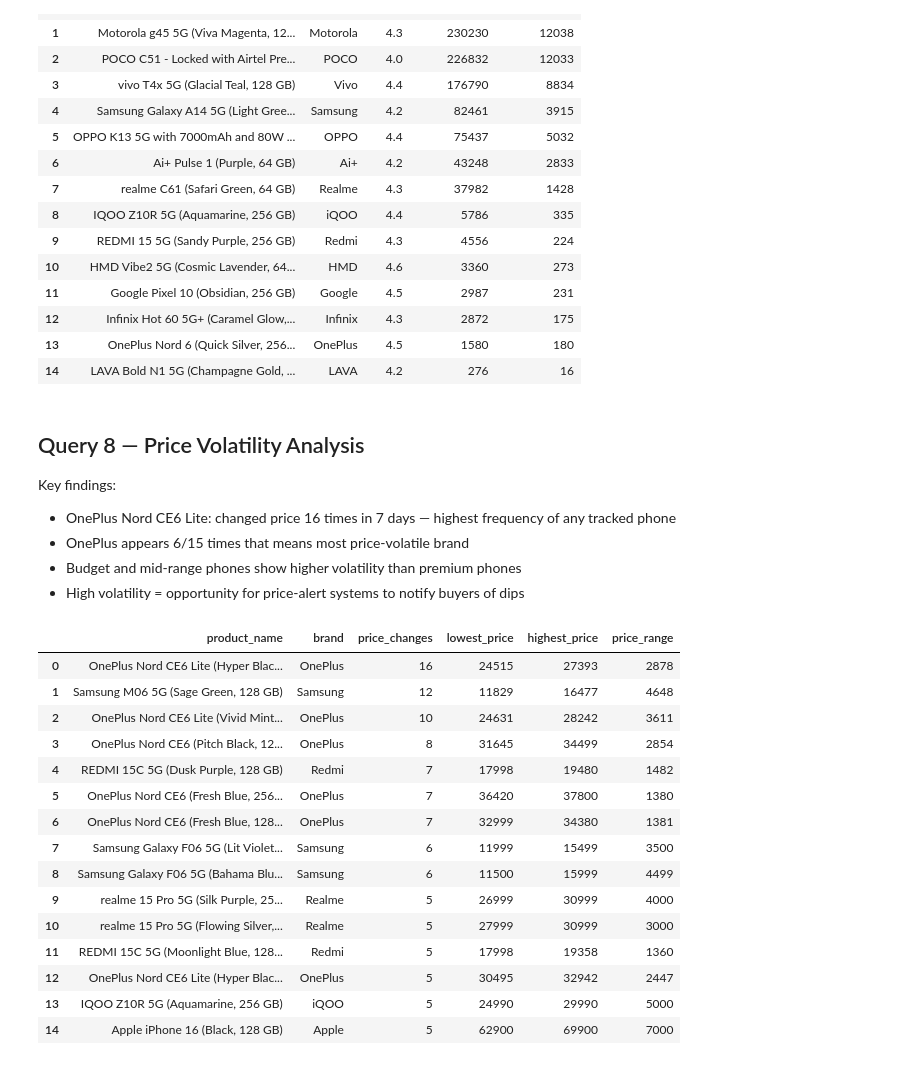
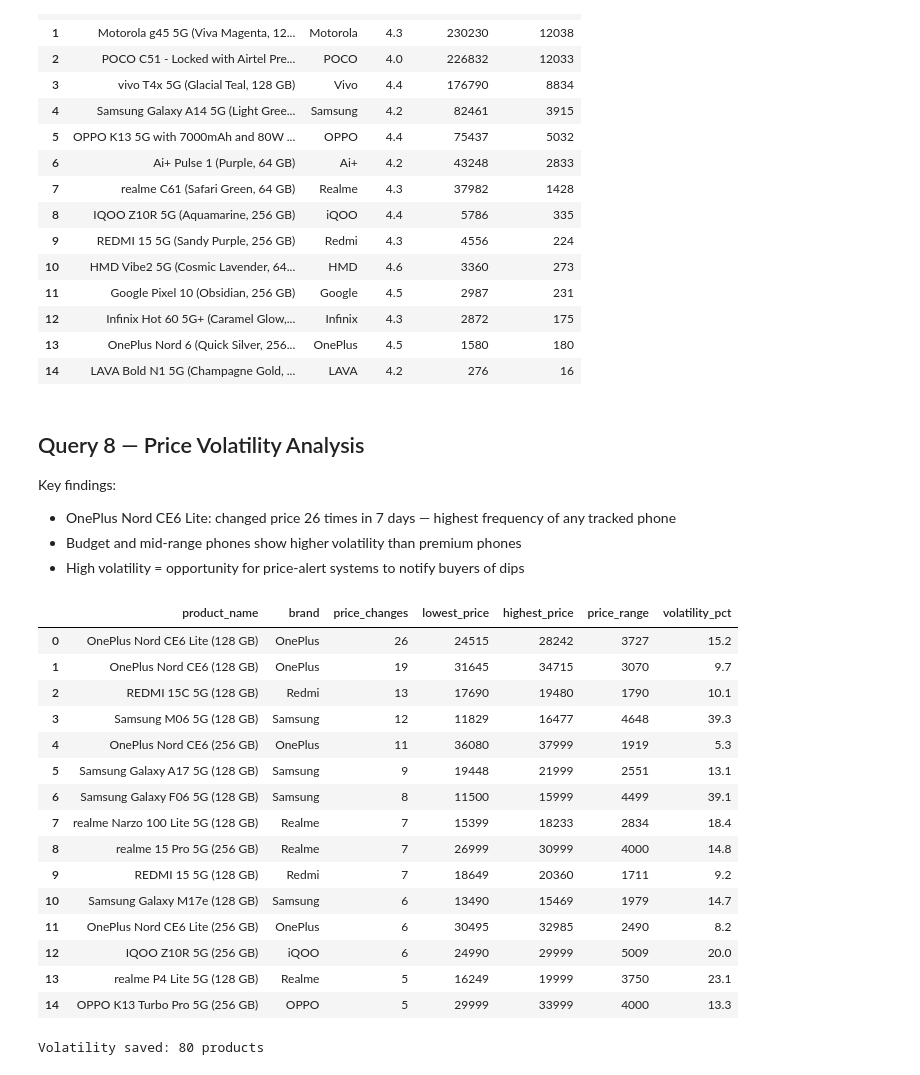
Before and after one commit to priyanka42903-collab/flipkart-smartphone-analysis, a Jupyter notebook: notebooks/sql_analysis.ipynb, the cells around one changed output. Saved outputs shown, nothing was run; the diff lists cells and outputs as text; code cells hidden in the pictures.

```diff
--- a/notebooks/sql_analysis.ipynb
+++ b/notebooks/sql_analysis.ipynb
@@ -343,43 +360,55 @@ pd.read_sql_query(query, conn)
 ## Query 8 — Price Volatility Analysis
 
 Key findings:
-- OnePlus Nord CE6 Lite: changed price 16 times in 7 days —
+- OnePlus Nord CE6 Lite: changed price 26 times in 7 days —
   highest frequency of any tracked phone
-- OnePlus appears 6/15 times that means most price-volatile brand
 - Budget and mid-range phones show higher volatility
   than premium phones
 - High volatility = opportunity for price-alert systems
   to notify buyers of dips
+# %%
+query_vol = """
+SELECT
+    base_product AS product_name,
+    brand,
+    COUNT(DISTINCT current_price) AS price_changes,
+    MIN(current_price) AS lowest_price,
+    MAX(current_price) AS highest_price,
+    MAX(current_price) - MIN(current_price) AS price_range,
+    ROUND(
+        (MAX(current_price) - MIN(current_price)) * 100.0
+        / MIN(current_price), 1
+    ) AS volatility_pct
+FROM price_history
+GROUP BY base_product
+HAVING COUNT(DISTINCT current_price) > 1
+ORDER BY price_changes DESC
+LIMIT 15
+"""
+pd.read_sql_query(query_vol, conn)
+# %% [output]
+|  | product_name | brand | price_changes | lowest_price | highest_price | price_range | volatility_pct |
+| 0 | OnePlus Nord CE6 Lite (128 GB) | OnePlus | 26 | 24515 | 28242 | 3727 | 15.2 |
+| 1 | OnePlus Nord CE6 (128 GB) | OnePlus | 19 | 31645 | 34715 | 3070 | 9.7 |
+| 2 | REDMI 15C 5G (128 GB) | Redmi | 13 | 17690 | 19480 | 1790 | 10.1 |
+| 3 | Samsung M06 5G (128 GB) | Samsung | 12 | 11829 | 16477 | 4648 | 39.3 |
+| 4 | OnePlus Nord CE6 (256 GB) | OnePlus | 11 | 36080 | 37999 | 1919 | 5.3 |
+| 5 | Samsung Galaxy A17 5G (128 GB) | Samsung | 9 | 19448 | 21999 | 2551 | 13.1 |
+| 6 | Samsung Galaxy F06 5G (128 GB) | Samsung | 8 | 11500 | 15999 | 4499 | 39.1 |
+| 7 | realme Narzo 100 Lite 5G (128 GB) | Realme | 7 | 15399 | 18233 | 2834 | 18.4 |
+| 8 | realme 15 Pro 5G (256 GB) | Realme | 7 | 26999 | 30999 | 4000 | 14.8 |
+| 9 | REDMI 15 5G (128 GB) | Redmi | 7 | 18649 | 20360 | 1711 | 9.2 |
+| 10 | Samsung Galaxy M17e (128 GB) | Samsung | 6 | 13490 | 15469 | 1979 | 14.7 |
+| 11 | OnePlus Nord CE6 Lite (256 GB) | OnePlus | 6 | 30495 | 32985 | 2490 | 8.2 |
+| 12 | IQOO Z10R 5G (256 GB) | iQOO | 6 | 24990 | 29999 | 5009 | 20.0 |
+| 13 | realme P4 Lite 5G (128 GB) | Realme | 5 | 16249 | 19999 | 3750 | 23.1 |
+| 14 | OPPO K13 Turbo Pro 5G (256 GB) | OPPO | 5 | 29999 | 33999 | 4000 | 13.3 |
 # %%
-query = """
-SELECT
-    product_name,
-    brand,
-    COUNT(DISTINCT current_price) AS price_changes,
-    MIN(current_price) AS lowest_price,
-    MAX(current_price) AS highest_price,
-    MAX(current_price) - MIN(current_price) AS price_range
-FROM price_history
-GROUP BY product_name
-HAVING COUNT(DISTINCT current_price) > 1
-ORDER BY price_changes DESC
-LIMIT 15
-"""
-pd.read_sql_query(query, conn)
+df_vol = pd.read_sql_query(query_vol, conn)
+df_vol.to_csv(
+    r"C:\Users\91935\PycharmProjects\flipkart-smartphone-analysis\data\processed\price_volatility.csv",
+    index=False
+)
+print(f"Volatility saved: {len(df_vol)} products")
 # %% [output]
-|  | product_name | brand | price_changes | lowest_price | highest_price | price_range |
-| 0 | OnePlus Nord CE6 Lite (Hyper Blac... | OnePlus | 16 | 24515 | 27393 | 2878 |
-| 1 | Samsung M06 5G (Sage Green, 128 GB) | Samsung | 12 | 11829 | 16477 | 4648 |
-| 2 | OnePlus Nord CE6 Lite (Vivid Mint... | OnePlus | 10 | 24631 | 28242 | 3611 |
-| 3 | OnePlus Nord CE6 (Pitch Black, 12... | OnePlus | 8 | 31645 | 34499 | 2854 |
-| 4 | REDMI 15C 5G (Dusk Purple, 128 GB) | Redmi | 7 | 17998 | 19480 | 1482 |
-| 5 | OnePlus Nord CE6 (Fresh Blue, 256... | OnePlus | 7 | 36420 | 37800 | 1380 |
-| 6 | OnePlus Nord CE6 (Fresh Blue, 128... | OnePlus | 7 | 32999 | 34380 | 1381 |
-| 7 | Samsung Galaxy F06 5G (Lit Violet... | Samsung | 6 | 11999 | 15499 | 3500 |
-| 8 | Samsung Galaxy F06 5G (Bahama Blu... | Samsung | 6 | 11500 | 15999 | 4499 |
-| 9 | realme 15 Pro 5G (Silk Purple, 25... | Realme | 5 | 26999 | 30999 | 4000 |
-| 10 | realme 15 Pro 5G (Flowing Silver,... | Realme | 5 | 27999 | 30999 | 3000 |
-| 11 | REDMI 15C 5G (Moonlight Blue, 128... | Redmi | 5 | 17998 | 19358 | 1360 |
-| 12 | OnePlus Nord CE6 Lite (Hyper Blac... | OnePlus | 5 | 30495 | 32942 | 2447 |
-| 13 | IQOO Z10R 5G (Aquamarine, 256 GB) | iQOO | 5 | 24990 | 29990 | 5000 |
-| 14 | Apple iPhone 16 (Black, 128 GB) | Apple | 5 | 62900 | 69900 | 7000 |
+Volatility saved: 80 products
```
Also changed, not shown: parts of 17 cells of this notebook, 4 other files.
